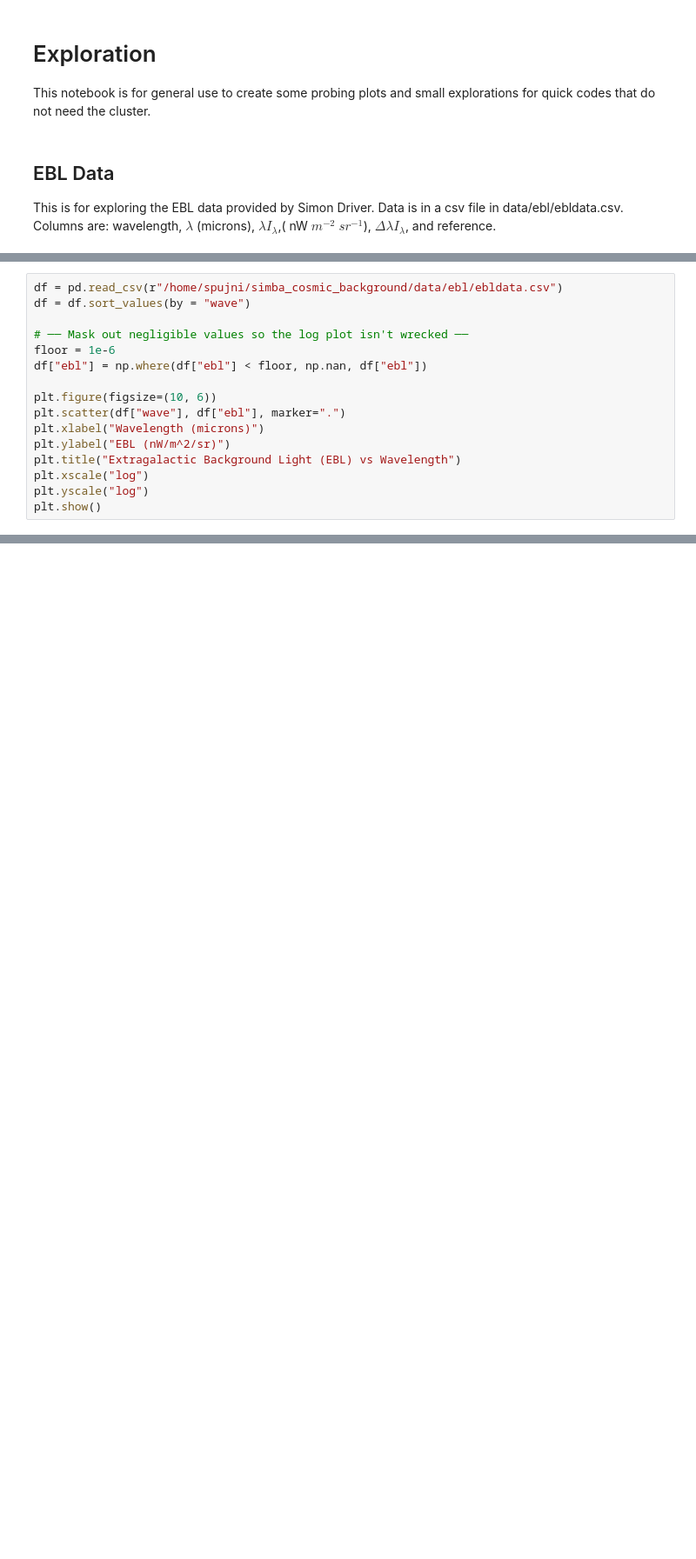
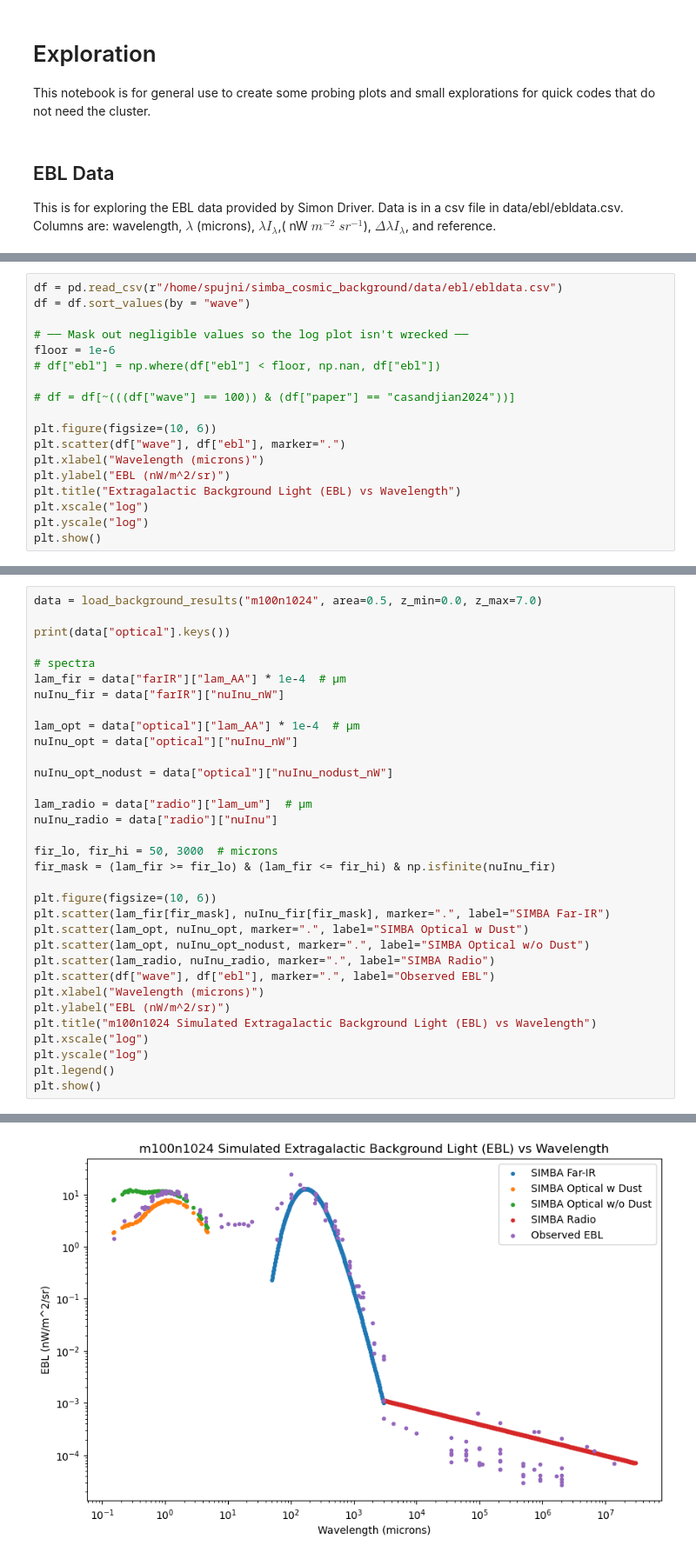
Before and after one commit to siddhantpujni/simba_cosmic_background, a Jupyter notebook: notebooks/exploration.ipynb, the cells around one changed output, grey strips where cells are left out. Shown at 87% size. Cells and saved outputs as stored; diff of their text form; blank space fills up the shorter version.

```diff
--- a/notebooks/exploration.ipynb
+++ b/notebooks/exploration.ipynb
@@ -16,7 +21,9 @@ df = df.sort_values(by = "wave")
 
 # ── Mask out negligible values so the log plot isn't wrecked ──
 floor = 1e-6
-df["ebl"] = np.where(df["ebl"] < floor, np.nan, df["ebl"])
+# df["ebl"] = np.where(df["ebl"] < floor, np.nan, df["ebl"])
+
+# df = df[~(((df["wave"] == 100)) & (df["paper"] == "casandjian2024"))]
 
 plt.figure(figsize=(10, 6))
 plt.scatter(df["wave"], df["ebl"], marker=".")
@@ -30,0 +95,34 @@ plt.show()
+# %%
+data = load_background_results("m100n1024", area=0.5, z_min=0.0, z_max=7.0)
+
+print(data["optical"].keys())
+
+# spectra
+lam_fir = data["farIR"]["lam_AA"] * 1e-4  # µm
+nuInu_fir = data["farIR"]["nuInu_nW"]
+
+lam_opt = data["optical"]["lam_AA"] * 1e-4  # µm
+nuInu_opt = data["optical"]["nuInu_nW"]
+
+nuInu_opt_nodust = data["optical"]["nuInu_nodust_nW"]
+
+lam_radio = data["radio"]["lam_um"]  # µm
+nuInu_radio = data["radio"]["nuInu"]
+
+fir_lo, fir_hi = 50, 3000  # microns
+fir_mask = (lam_fir >= fir_lo) & (lam_fir <= fir_hi) & np.isfinite(nuInu_fir)
+
+plt.figure(figsize=(10, 6))
+plt.scatter(lam_fir[fir_mask], nuInu_fir[fir_mask], marker=".", label="SIMBA Far-IR")
+plt.scatter(lam_opt, nuInu_opt, marker=".", label="SIMBA Optical w Dust")
+plt.scatter(lam_opt, nuInu_opt_nodust, marker=".", label="SIMBA Optical w/o Dust")
+plt.scatter(lam_radio, nuInu_radio, marker=".", label="SIMBA Radio")
+plt.scatter(df["wave"], df["ebl"], marker=".", label="Observed EBL")
+plt.xlabel("Wavelength (microns)")
+plt.ylabel("EBL (nW/m^2/sr)")
+plt.title("m100n1024 Simulated Extragalactic Background Light (EBL) vs Wavelength")
+plt.xscale("log")
+plt.yscale("log")
+plt.legend()
+plt.show()
+# %% [output]
@@ -30,0 +131 @@ plt.show()
+[figure, added]
```
Also changed, not shown: parts of 7 cells of this notebook, 22 other files.
